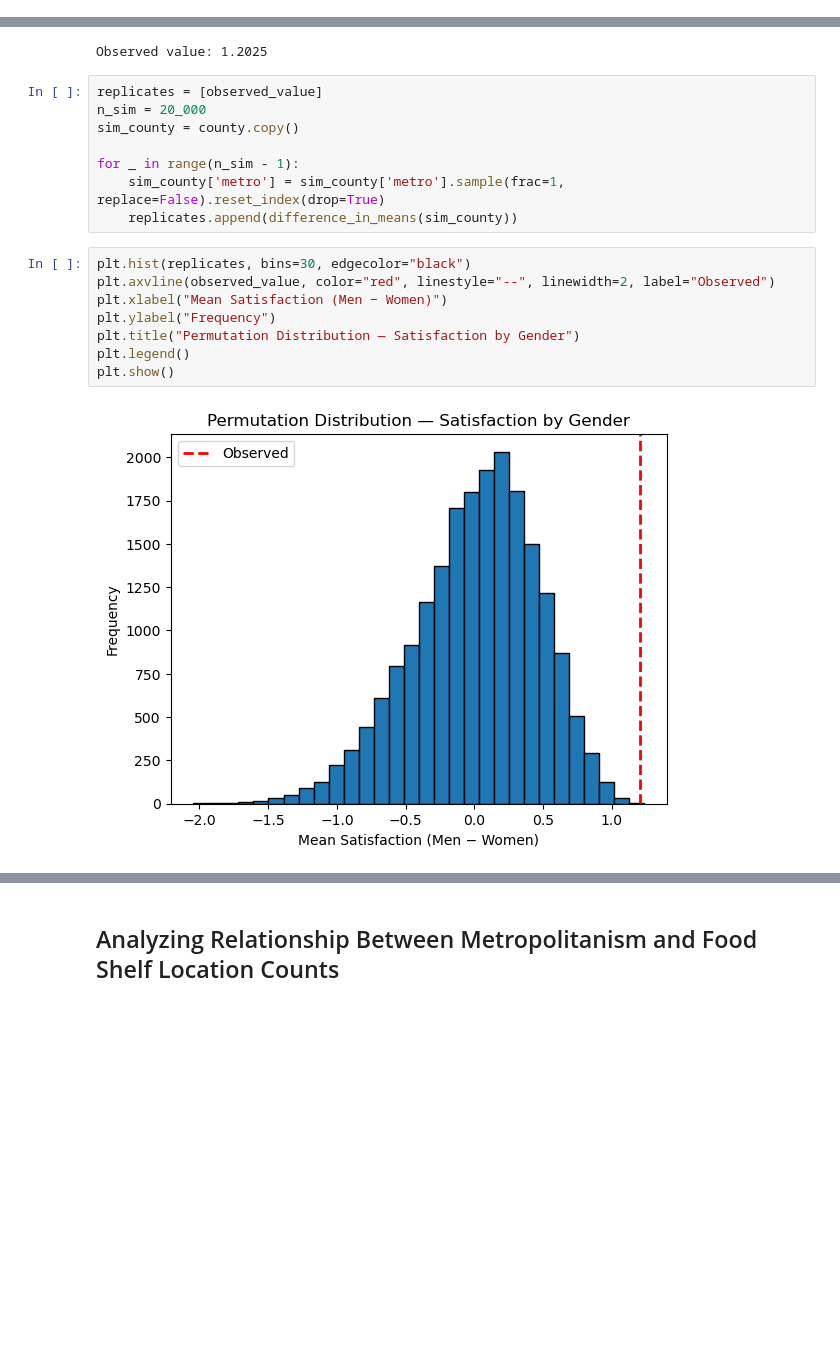
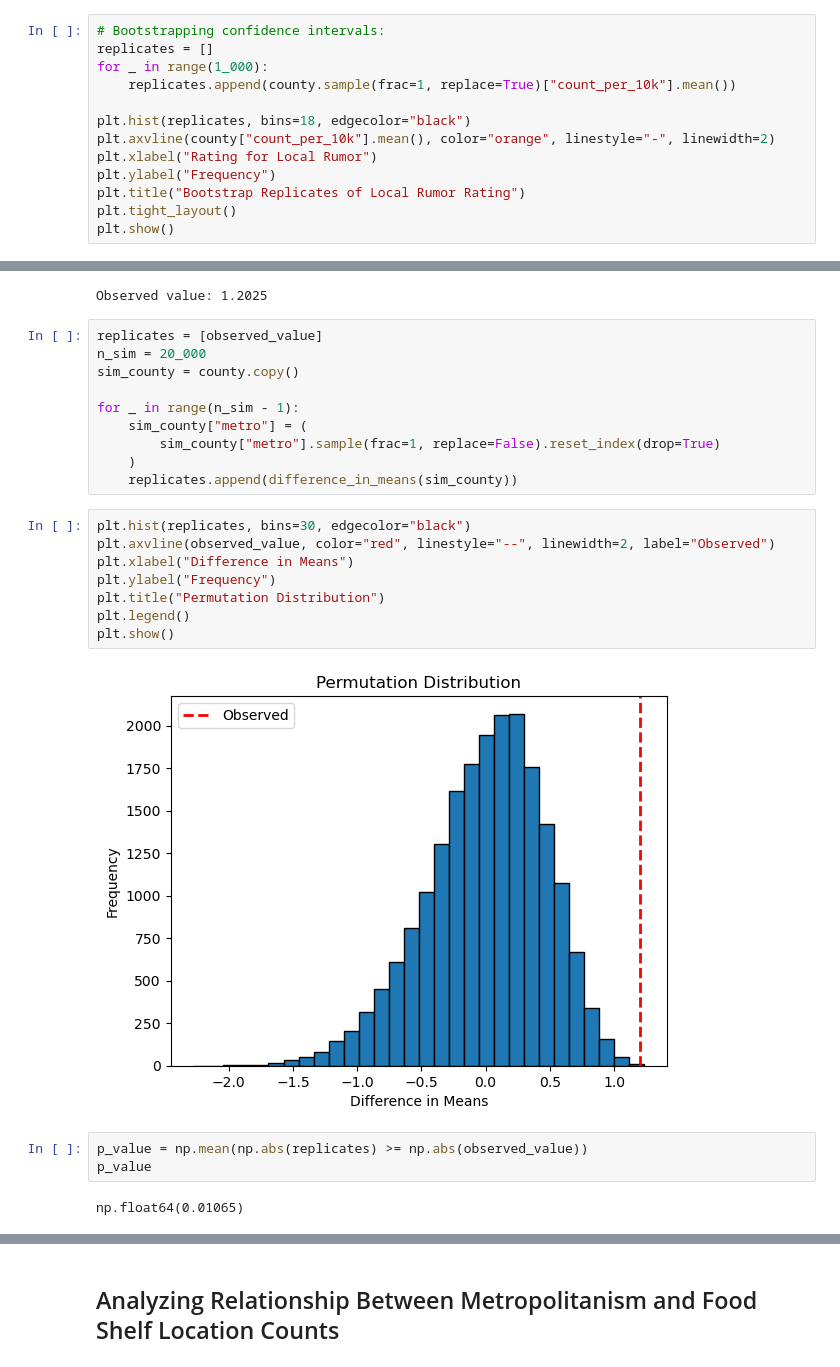
Before and after one commit to a-location-1/mn-food-shelf-analysis, a Jupyter notebook: food_shelf_analysis.ipynb, the cells around one changed output, grey strips where cells are left out. Drawn from its saved outputs; the diff is of its cells as text; blank space fills up the shorter version.

```diff
--- a/food_shelf_analysis.ipynb
+++ b/food_shelf_analysis.ipynb
@@ -109,0 +176,13 @@ Before controlling for population, Metro counties have a much higher number of a
+# %%
+# Bootstrapping confidence intervals:
+replicates = []
+for _ in range(1_000):
+    replicates.append(county.sample(frac=1, replace=True)["count_per_10k"].mean())
+
+plt.hist(replicates, bins=18, edgecolor="black")
+plt.axvline(county["count_per_10k"].mean(), color="orange", linestyle="-", linewidth=2)
+plt.xlabel("Rating for Local Rumor")
+plt.ylabel("Frequency")
+plt.title("Bootstrap Replicates of Local Rumor Rating")
+plt.tight_layout()
+plt.show()
@@ -126,15 +209,22 @@ n_sim = 20_000
 sim_county = county.copy()
 
 for _ in range(n_sim - 1):
-	sim_county['metro'] = sim_county['metro'].sample(frac=1, replace=False).reset_index(drop=True)
-	replicates.append(difference_in_means(sim_county))
+    sim_county["metro"] = (
+        sim_county["metro"].sample(frac=1, replace=False).reset_index(drop=True)
+    )
+    replicates.append(difference_in_means(sim_county))
 # %%
 plt.hist(replicates, bins=30, edgecolor="black")
 plt.axvline(observed_value, color="red", linestyle="--", linewidth=2, label="Observed")
-plt.xlabel("Mean Satisfaction (Men − Women)")
+plt.xlabel("Difference in Means")
 plt.ylabel("Frequency")
-plt.title("Permutation Distribution — Satisfaction by Gender")
+plt.title("Permutation Distribution")
 plt.legend()
 plt.show()
 # %% [output]
-[figure, old version]
+[figure, new version]
+# %%
+p_value = np.mean(np.abs(replicates) >= np.abs(observed_value))
+p_value
+# %% [output]
+np.float64(0.01065)
```
Also changed, not shown: parts of 16 cells of this notebook, 2 other files.
